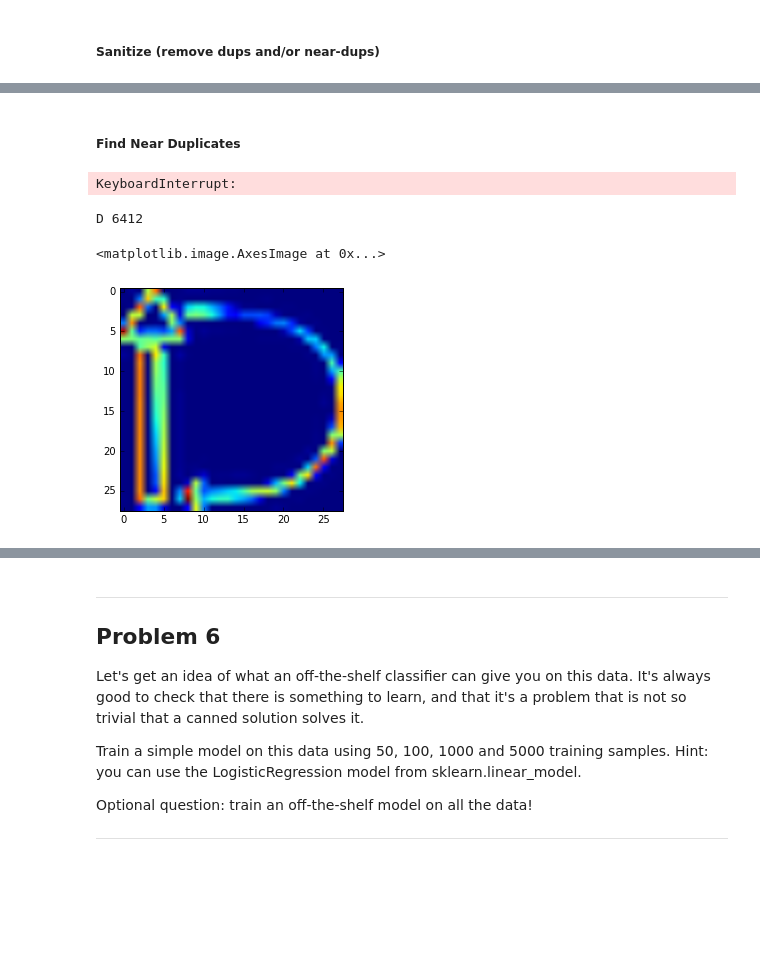
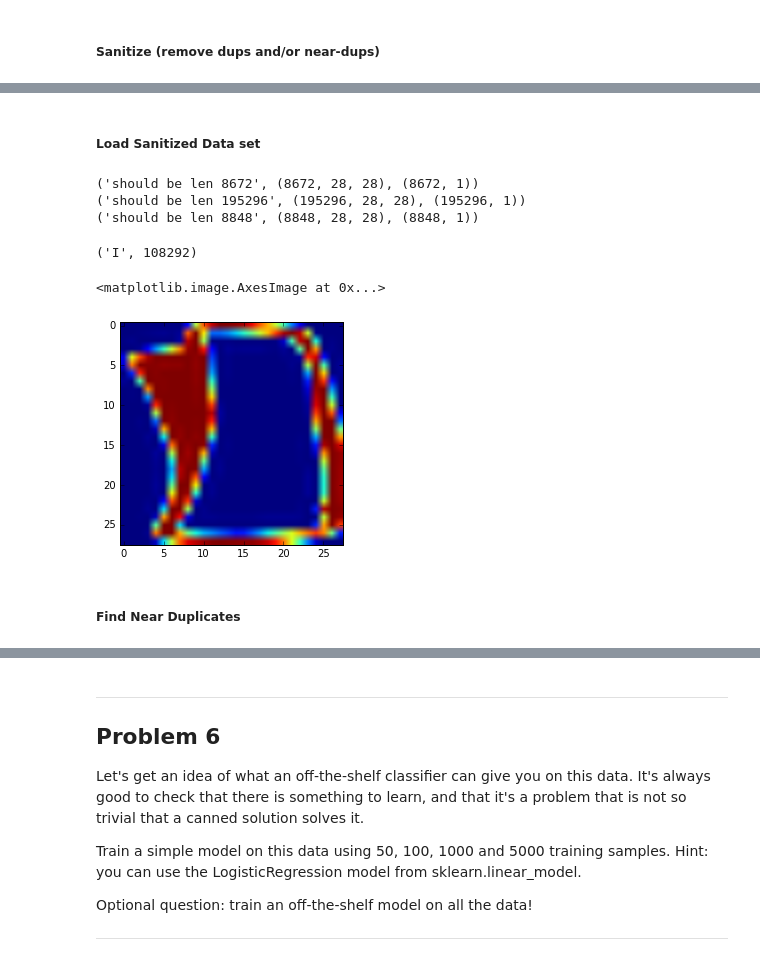
Before and after one commit to annahm/ga_hw, a Jupyter notebook: nn/1_annahm_mnist.ipynb, the cells around one changed output, grey strips where cells are left out. Drawn from its saved outputs; the diff is of its cells as text; code cells hidden in the pictures; blank space fills up the shorter version.

```diff
--- a/nn/1_annahm_mnist.ipynb
+++ b/nn/1_annahm_mnist.ipynb
@@ -465,3 +383,17 @@ plt.imshow(test_dataset[3461,:,:])
+# %%
+plt.rcParams['figure.figsize'] = (6,5)
+plt.subplot(321)
+plt.imshow(valid_dataset[3810,:,:])
+plt.subplot(322)
+plt.imshow(test_dataset[107,:,:])
+plt.subplot(323)
+plt.imshow(train_dataset[855,:,:])
+plt.subplot(324)
+plt.imshow(test_dataset[415,:,:])
+plt.subplot(325)
+plt.imshow(valid_dataset[414,:,:])
+plt.subplot(326)
+plt.imshow(train_dataset[165327,:,:])
 # %% [markdown]
 ##### Measure how much overlap in datasets
 # %%
@@ -527,21 +451,38 @@ try:
 except Exception as e:
   print('Unable to save data to', sanitize_pickle_file, ':', e)
   raise
+# %% [markdown]
+##### Load Sanitized Data set
+# %%
+import pickle
+d = pickle.load(open('./no_dups.pickle','r'))
+# %%
+sanitized_test_ds = d['sanitized_test_dataset']
+sanitized_test_lbl =  d['sanitized_test_labels']
+sanitized_train_ds = d['sanitized_train_dataset']
+sanitized_train_lbl = d['sanitized_train_labels']
+sanitized_valid_ds = d['sanitized_valid_dataset']
+sanitized_valid_lbl = d['sanitized_valid_labels']
+# %%
+print('should be len 8672', sanitized_test_ds.shape, sanitized_test_lbl.shape)
+print('should be len 195296', sanitized_train_ds.shape, sanitized_train_lbl.shape)
+print('should be len 8848', sanitized_valid_ds.shape, sanitized_valid_lbl.shape)
+# %% [output]
+('should be len 8672', (8672, 28, 28), (8672, 1))
+('should be len 195296', (195296, 28, 28), (195296, 1))
+('should be len 8848', (8848, 28, 28), (8848, 1))
+# %%
+import numpy as np
+import matplotlib.pyplot as plt
+%matplotlib inline
+letter = ['A','B','C','D','E','F','G','H','I', 'J']
+
+rnd = np.random.randint(0, len(sanitized_train_ds))
+print(letter[sanitized_train_lbl[rnd]], rnd)
+plt.imshow(sanitized_train_ds[rnd,:,:])
+# %% [output]
+('I', 108292)
+<matplotlib.image.AxesImage at 0x...>
+[figure, added]
 # %% [markdown]
 ##### Find Near Duplicates
-# %%
-near_dups = []
-for i in range(0, len(sanitized_test_ds)):
-    for j in range(0, len(sanitized_valid_ds)):
-        if sum(sum(np.isclose(sanitized_test_ds[i,:,:], sanitized_valid_ds[j,:,:], rtol=1e-05))) != 784:
-            near_dups.append((i, j))
-# %% [output]
-KeyboardInterrupt:
-# %%
-rnd = np.random.randint(0, len(sanitized_valid_ds))
-print(letter[sanitized_valid_lbl[rnd]], rnd)
-plt.imshow(sanitized_valid_ds[rnd,:,:])
-# %% [output]
-D 6412
-<matplotlib.image.AxesImage at 0x...>
-[figure, removed]
```
Also changed, not shown: parts of 29 cells of this notebook, 2 other files.
